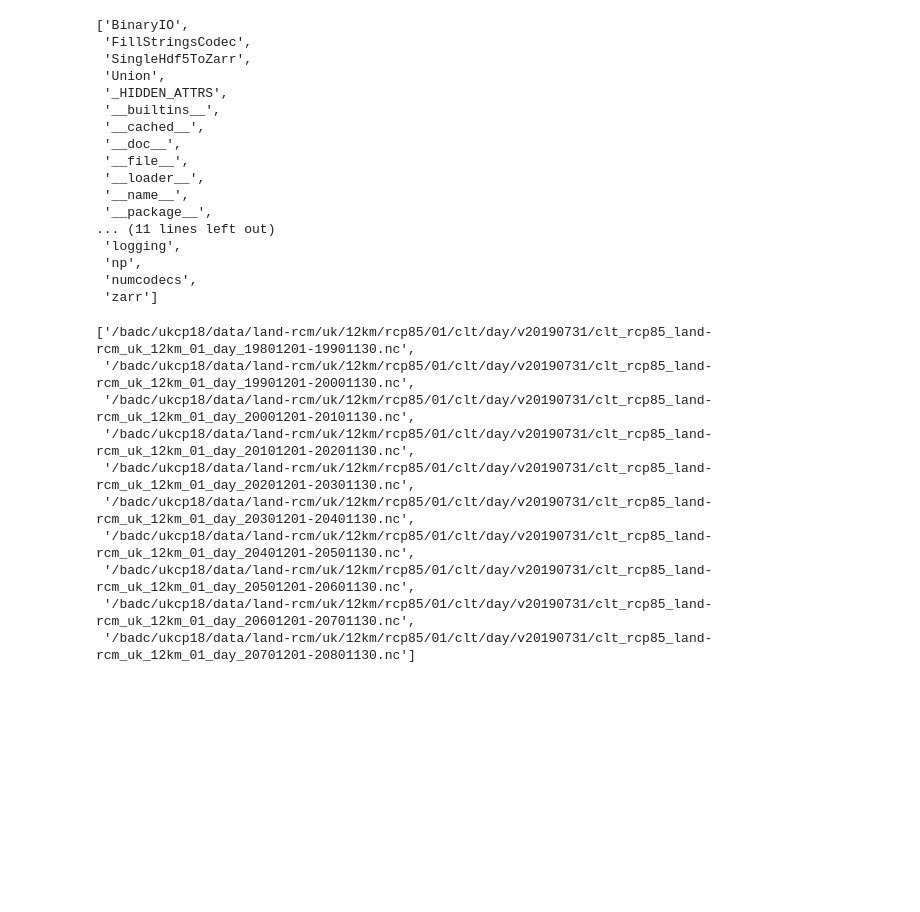
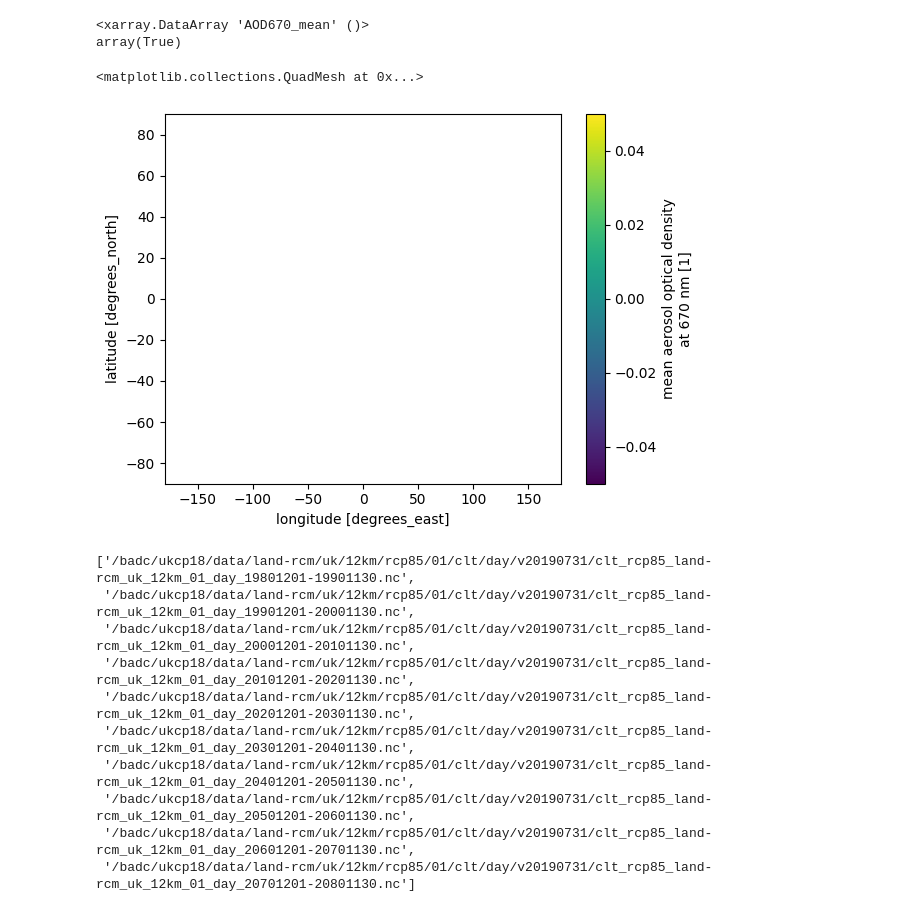
Before and after one commit to cedadev/padocc, a Jupyter notebook: showcase/notebooks/TestKerchunking.ipynb, the cells around one changed output. Cells and saved outputs as stored; diff of their text form; code cells hidden in the pictures; blank space fills up the shorter version.

```diff
--- a/showcase/notebooks/TestKerchunking.ipynb
+++ b/showcase/notebooks/TestKerchunking.ipynb
@@ -5,21 +6 @@ from kerchunk import combine, hdf
-# %%
-dir(hdf)
-# %% [output]
-['BinaryIO',
- 'FillStringsCodec',
- 'SingleHdf5ToZarr',
- 'Union',
- '_HIDDEN_ATTRS',
- '__builtins__',
- '__cached__',
- '__doc__',
- '__file__',
- '__loader__',
- '__name__',
- '__package__',
-... (11 lines left out)
- 'logging',
- 'np',
- 'numcodecs',
- 'zarr']
 # %%
@@ -28,3 +12,22 @@ def get_refs(nfile):
 
 def combine_refs(refset,**kwargs):
     return combine.MultiZarrToZarr(refset, concat_dims=['time'], **kwargs).translate()
+# %%
+import numpy as np
+nfile0 = '/neodc/esacci/aerosol/data/AATSR_ADV/L3/v2.31/MONTHLY/2002/200205-ESACCI-L3C_AEROSOL-AER_PRODUCTS-AATSR-ENVISAT-ADV_MOTNHLY-v2.30.nc'
+nfile1 = '/neodc/esacci/aerosol/data/AATSR_ADV/L3/v2.31/MONTHLY/2002/200206-ESACCI-L3C_AEROSOL-AER_PRODUCTS-AATSR-ENVISAT-ADV_MOTNHLY-v2.30.nc'
+
+ds = xr.open_dataset(nfile0)
+ds1 = xr.open_dataset(nfile1)
+
+
+ab = ds.AOD670_mean
+np.all(ab!=ab)
+# %% [output]
+<xarray.DataArray 'AOD670_mean' ()>
+array(True)
+# %%
+ds1.AOD670_mean.plot()
+# %% [output]
+<matplotlib.collections.QuadMesh at 0x...>
+[figure, added]
```
Also changed, not shown: parts of 17 cells of this notebook, 4 other files.
